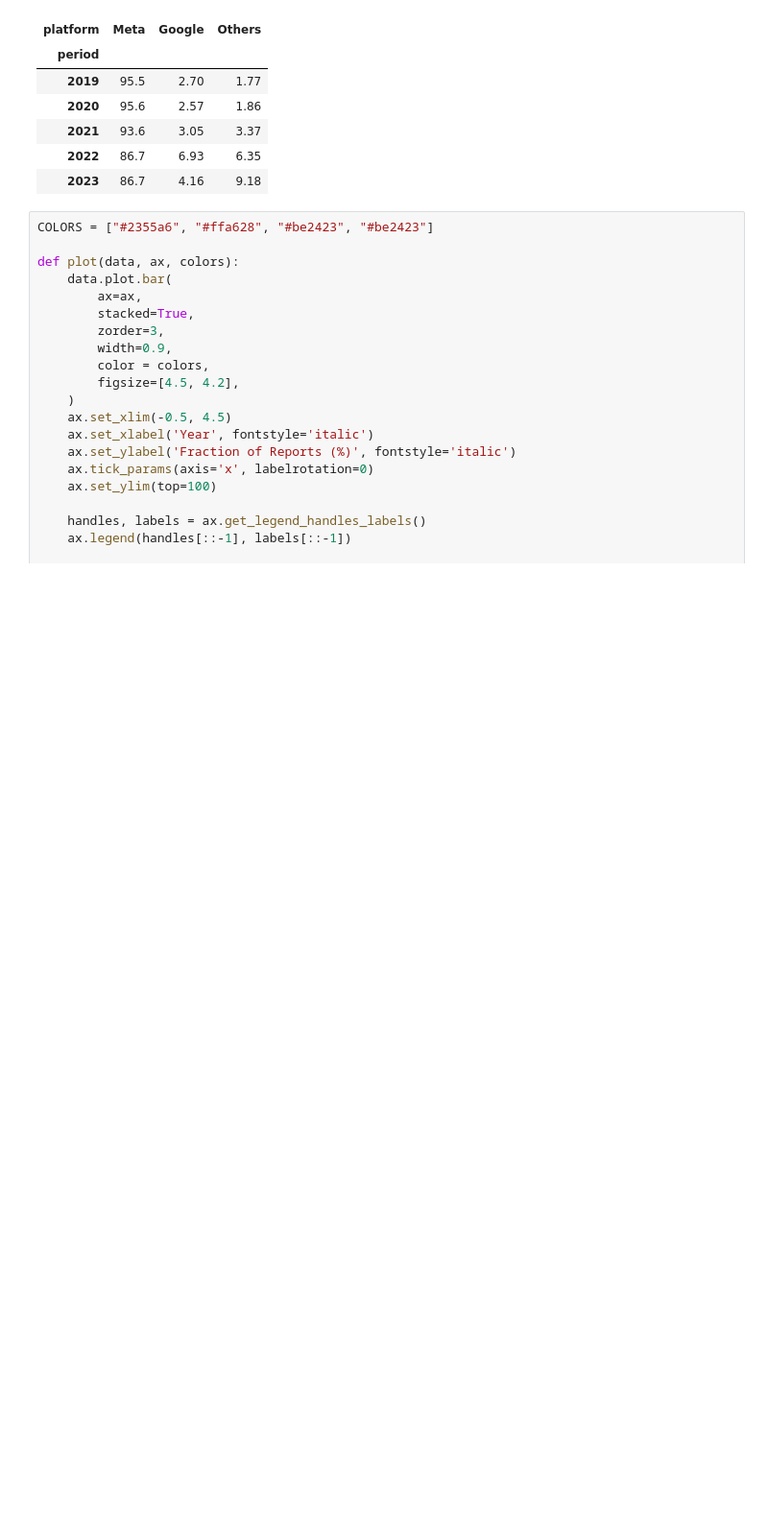
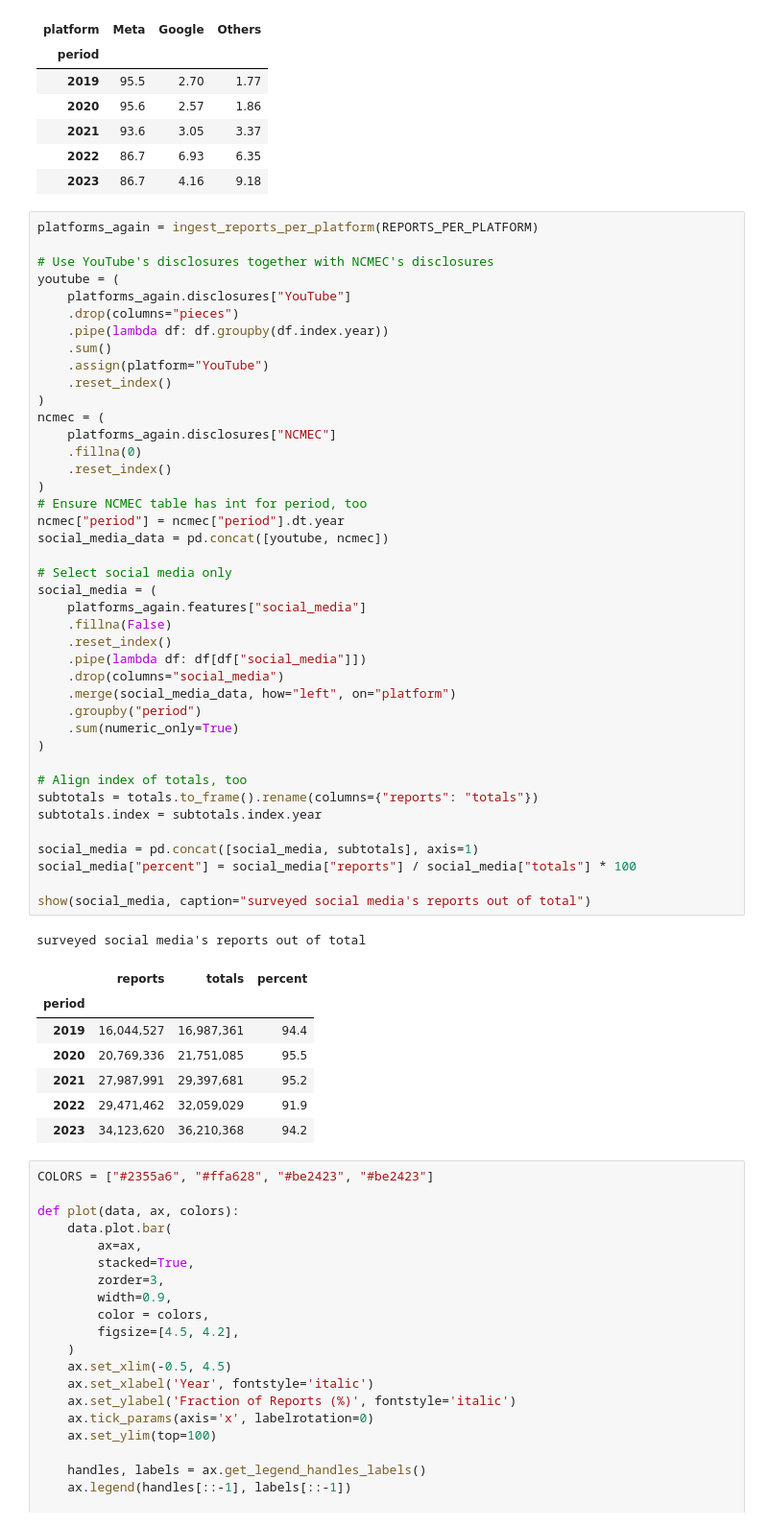
Before and after one commit to apparebit/diaphanous, a Jupyter notebook: analysis/platform.ipynb, the cells around one changed output. Shown at 96% size. Drawn from its saved outputs; the diff is of its cells as text; blank space fills up the shorter version.

```diff
--- a/analysis/platform.ipynb
+++ b/analysis/platform.ipynb
@@ -271,6 +261,56 @@ Meta, Google, and the Rest
 | 2021 | 93.6 | 3.05 | 3.37 |
 | 2022 | 86.7 | 6.93 | 6.35 |
 | 2023 | 86.7 | 4.16 | 9.18 |
+# %%
+platforms_again = ingest_reports_per_platform(REPORTS_PER_PLATFORM)
+
+# Use YouTube's disclosures together with NCMEC's disclosures
+youtube = (
+    platforms_again.disclosures["YouTube"]
+    .drop(columns="pieces")
+    .pipe(lambda df: df.groupby(df.index.year))
+    .sum()
+    .assign(platform="YouTube")
+    .reset_index()
+)
+ncmec = (
+    platforms_again.disclosures["NCMEC"]
+    .fillna(0)
+    .reset_index()
+)
+# Ensure NCMEC table has int for period, too
+ncmec["period"] = ncmec["period"].dt.year
+social_media_data = pd.concat([youtube, ncmec])
+
+# Select social media only
+social_media = (
+    platforms_again.features["social_media"]
+    .fillna(False)
+    .reset_index()
+    .pipe(lambda df: df[df["social_media"]])
+    .drop(columns="social_media")
+    .merge(social_media_data, how="left", on="platform")
+    .groupby("period")
+    .sum(numeric_only=True)
+)
+
+# Align index of totals, too
+subtotals = totals.to_frame().rename(columns={"reports": "totals"})
+subtotals.index = subtotals.index.year
+
+social_media = pd.concat([social_media, subtotals], axis=1)
+social_media["percent"] = social_media["reports"] / social_media["totals"] * 100
+
+show(social_media, caption="surveyed social media's reports out of total")
+# %% [output]
+surveyed social media's reports out of total
+|  | reports | totals | percent |
+| period |  |  |  |
+| 2019 | 16,044,527 | 16,987,361 | 94.4 |
+| 2020 | 20,769,336 | 21,751,085 | 95.5 |
+| 2021 | 27,987,991 | 29,397,681 | 95.2 |
+| 2022 | 29,471,462 | 32,059,029 | 91.9 |
+| 2023 | 34,123,620 | 36,210,368 | 94.2 |
 # %%
 COLORS = ["#2355a6", "#ffa628", "#be2423", "#be2423"]
 
```
Also changed, not shown: parts of 4 cells of this notebook, 9 other files.
